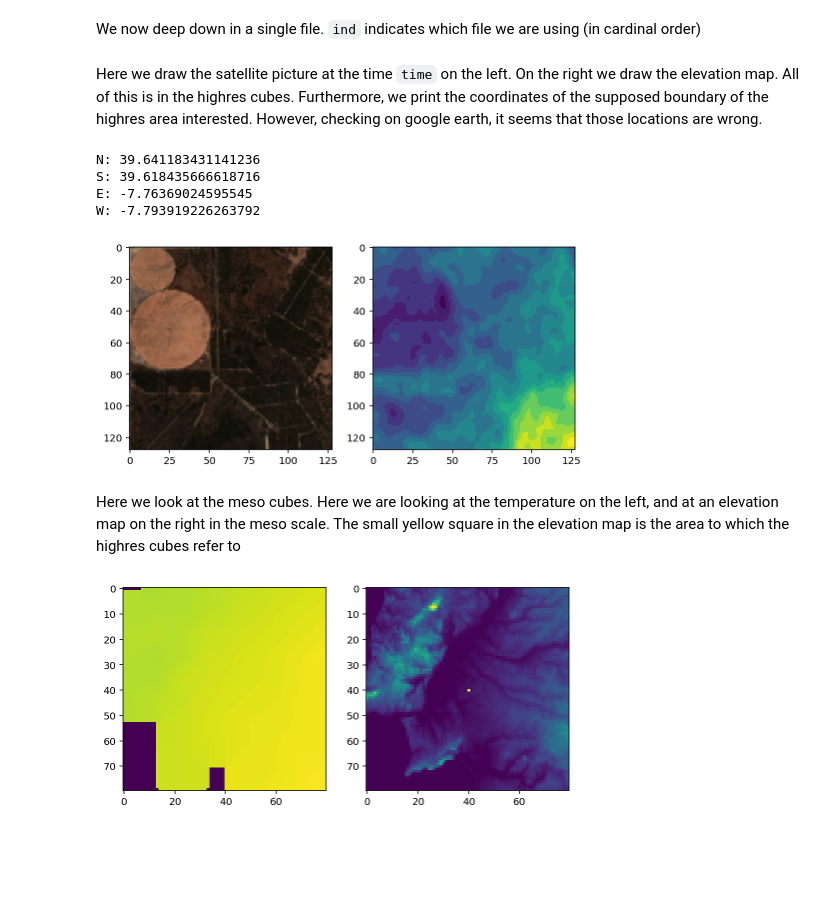
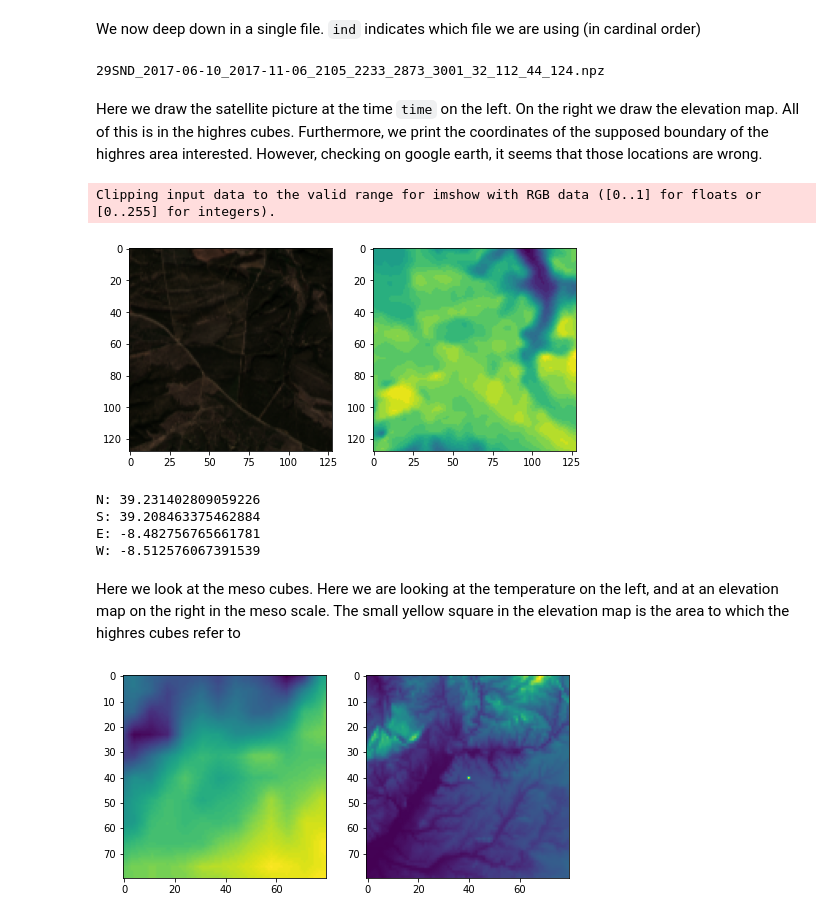
Before and after one commit to rudolfwilliam/satellite_image_forecasting, a Jupyter notebook: demos/data_observation_demo.ipynb, the cells around one changed output. Cells and saved outputs as stored; diff of their text form; code cells hidden in the pictures; blank space fills up the shorter version.

```diff
--- a/demos/data_observation_demo.ipynb
+++ b/demos/data_observation_demo.ipynb
@@ -38,7 +38,7 @@ from os import walk
 Here we look at some files inside the tile `29SND`
 # %%
 #plt.imshow(hrd[:,:,0,0])
-context = "sample_data/29SND/"
+context = "../../sample_data/29SND/"
 filenames = next(walk(context), (None, None, []))[2]
 # %% [markdown]
 Here we try to plot the locations of the files within the tile. Although this graph looks nice, we need to remember that the coordinates of such locations have proven to be wrong many times. Something I don't want to exclude is that the real location is the "transposed" of the real one within the tile.
@@ -63,7 +63,8 @@ en.get_coords_from_tile("29SND")
 We now deep down in a single file. `ind` indicates which file we are using (in cardinal order)
 # %%
 # single file
-ind = 35
+ind = 0
+print(filenames[0])
 sample = np.load(context + filenames[ind])
 hrd = sample['highresdynamic']
 md = sample["mesodynamic"]
@@ -71,30 +72,33 @@ md = sample["mesodynamic"]
 # Accessing high-resolution and mesoscale static variables (the EUDEM digital elevation model)
 hrs = sample["highresstatic"]
 ms = sample["mesostatic"]
+# %% [output]
+29SND_2017-06-10_2017-11-06_2105_2233_2873_3001_32_112_44_124.npz
 # %% [markdown]
 Here we draw the satellite picture at the time `time` on the left. On the right we draw the elevation map. All of this is in the highres cubes. Furthermore, we print the coordinates of the supposed boundary of the highres area interested. However, checking on google earth, it seems that those locations are wrong.
 # %%
-time = 20
+time = 29
 pic = np.flip(hrd[:,:,:3,time].astype(float),2)*2 #Times 2 makes it lighter
 fig, axs = plt.subplots(nrows=1,ncols = 2)
 fig.set_size_inches(8,4)
 axs[0].imshow(pic)
 axs[1].imshow(hrs.astype(float))
 cord = en.get_coords_from_cube(filenames[ind], return_meso=True)
 #print(str(cord[1]) +','+ str(cord[0]))
 #print(str(cord[3]) +','+ str(cord[2]))
 plt.show()
 
 print("N: " + str(cord[3]))
 print("S: " + str(cord[1]))
 print("E: " + str(cord[2]))
 print("W: " + str(cord[0]))
 # %% [output]
-N: 39.641183431141236
-S: 39.618435666618716
-E: -7.76369024595545
-W: -7.793919226263792
+Clipping input data to the valid range for imshow with RGB data ([0..1] for floats or [0..255] for integers).
-[figure, old version]
+[figure, new version]
+N: 39.231402809059226
+S: 39.208463375462884
+E: -8.482756765661781
+W: -8.512576067391539
 # %% [markdown]
 Here we look at the meso cubes. Here we are looking at the temperature on the left, and at an elevation map on the right in the meso scale. The small yellow square in the elevation map is the area to which the highres cubes refer to
 # %%
@@ -109,4 +113,4 @@ axs[1].imshow(pic2)
 cord = en.get_coords_from_cube(filenames[ind], return_meso=True)
 plt.show()
 # %% [output]
-[figure, old version]
+[figure, new version]
```
Also changed, not shown: parts of 1 cell of this notebook, 1 other file.
